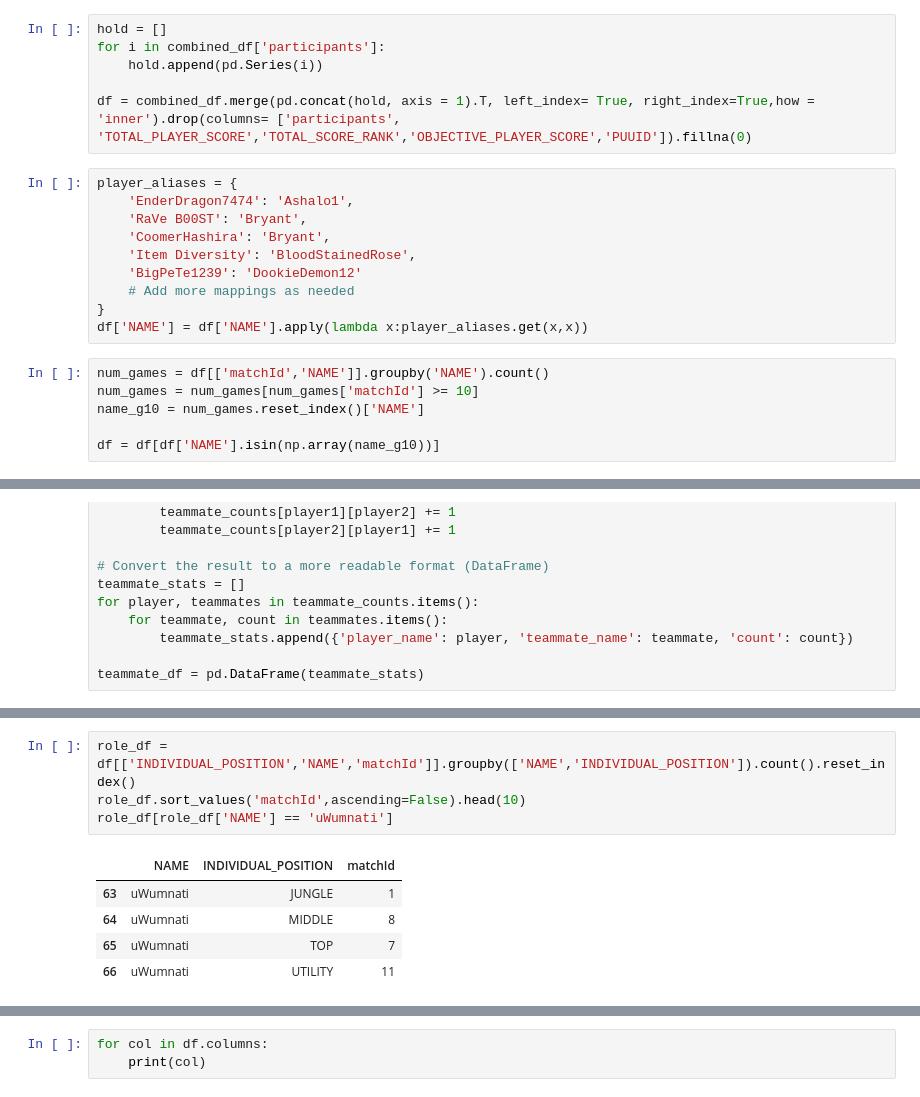
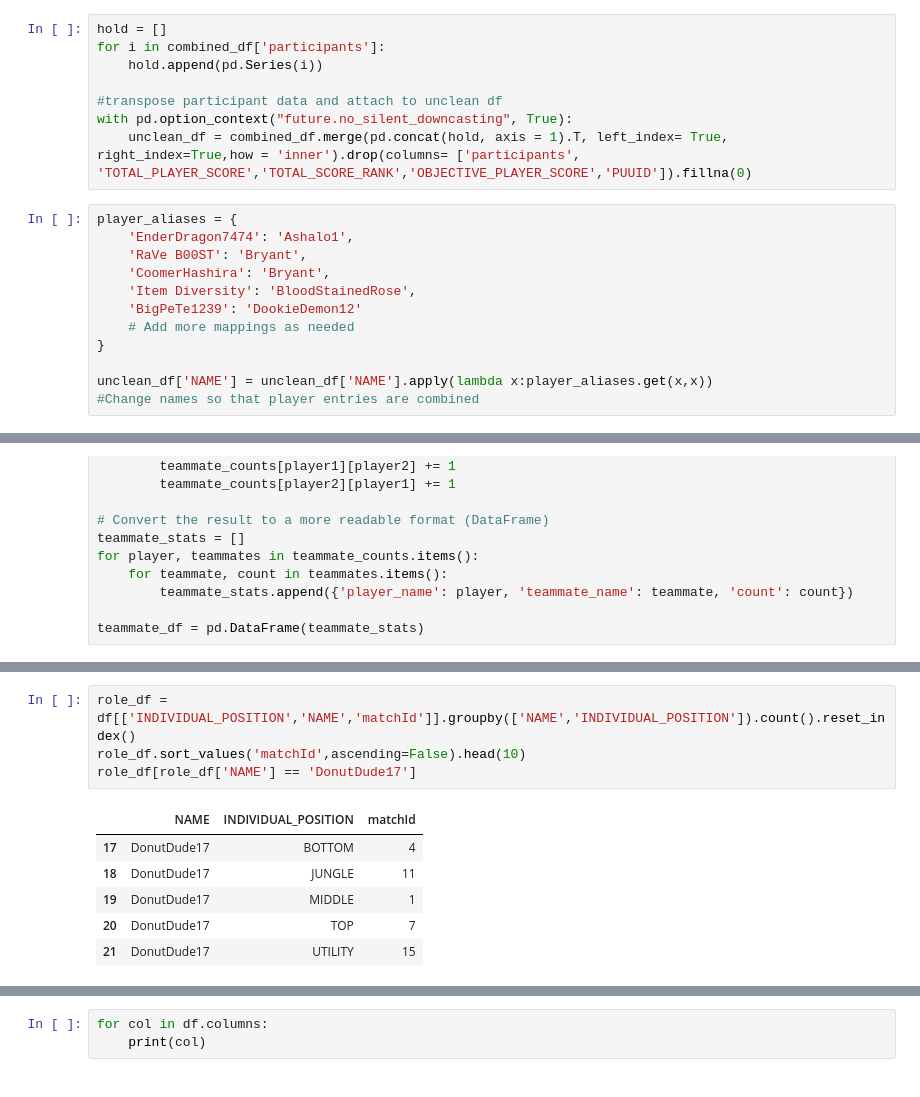
Before and after one commit to lucamenotti/5v5s, a Jupyter notebook: panda.ipynb, the cells around one changed output, grey strips where cells are left out. Cells and saved outputs as stored; diff of their text form.

```diff
--- a/panda.ipynb
+++ b/panda.ipynb
@@ -67,7 +33,9 @@ hold = []
 for i in combined_df['participants']:
     hold.append(pd.Series(i))
 
-df = combined_df.merge(pd.concat(hold, axis = 1).T, left_index= True, right_index=True,how = 'inner').drop(columns= ['participants', 'TOTAL_PLAYER_SCORE','TOTAL_SCORE_RANK','OBJECTIVE_PLAYER_SCORE','PUUID']).fillna(0)
+#transpose participant data and attach to unclean df
+with pd.option_context("future.no_silent_downcasting", True):
+    unclean_df = combined_df.merge(pd.concat(hold, axis = 1).T, left_index= True, right_index=True,how = 'inner').drop(columns= ['participants', 'TOTAL_PLAYER_SCORE','TOTAL_SCORE_RANK','OBJECTIVE_PLAYER_SCORE','PUUID']).fillna(0)
 # %%
 player_aliases = {
     'EnderDragon7474': 'Ashalo1',
@@ -77,10 +45,6 @@ player_aliases = {
     'BigPeTe1239': 'DookieDemon12'
     # Add more mappings as needed
 }
-df['NAME'] = df['NAME'].apply(lambda x:player_aliases.get(x,x))
+
+unclean_df['NAME'] = unclean_df['NAME'].apply(lambda x:player_aliases.get(x,x))
+#Change names so that player entries are combined
-# %%
-num_games = df[['matchId','NAME']].groupby('NAME').count()
-num_games = num_games[num_games['matchId'] >= 10]
-name_g10 = num_games.reset_index()['NAME']
-
-df = df[df['NAME'].isin(np.array(name_g10))]
@@ -275,13 +171,14 @@ harb
 # %%
 role_df = df[['INDIVIDUAL_POSITION','NAME','matchId']].groupby(['NAME','INDIVIDUAL_POSITION']).count().reset_index()
 role_df.sort_values('matchId',ascending=False).head(10)
-role_df[role_df['NAME'] == 'uWumnati']
+role_df[role_df['NAME'] == 'DonutDude17']
 # %% [output]
 |  | NAME | INDIVIDUAL_POSITION | matchId |
-| 63 | uWumnati | JUNGLE | 1 |
-| 64 | uWumnati | MIDDLE | 8 |
-| 65 | uWumnati | TOP | 7 |
-| 66 | uWumnati | UTILITY | 11 |
+| 17 | DonutDude17 | BOTTOM | 4 |
+| 18 | DonutDude17 | JUNGLE | 11 |
+| 19 | DonutDude17 | MIDDLE | 1 |
+| 20 | DonutDude17 | TOP | 7 |
+| 21 | DonutDude17 | UTILITY | 15 |
 # %%
 name = 'IbelieveMeYou'
 champion = 'Poppy'
```
Also changed, not shown: parts of 11 cells of this notebook.
